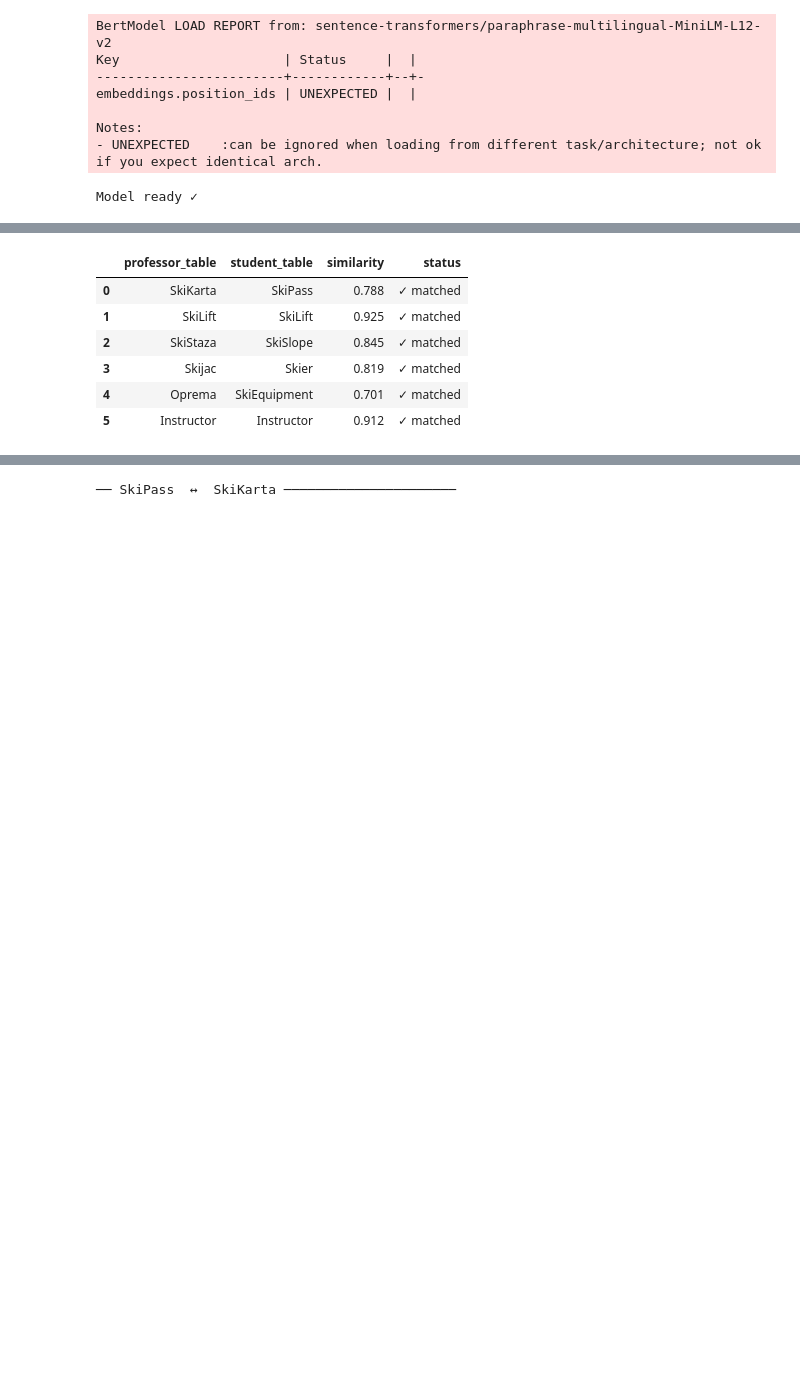
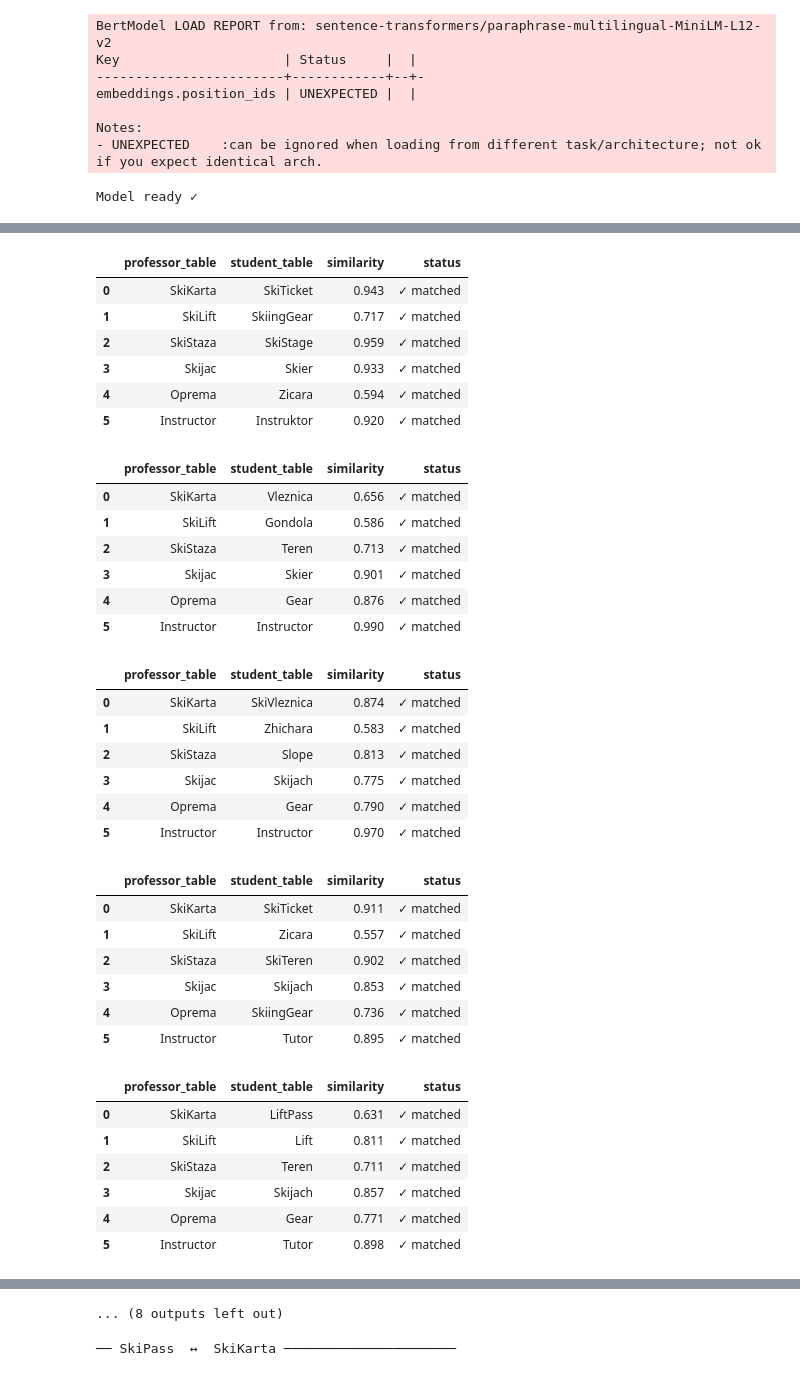
Before and after one commit to DzoDzo/TasteModelo, a Jupyter notebook: table-attribute-matcher_ef7127eb-5dc0-48dc-a2f4-c9e1148df48d.ipynb, the cells around one changed output, grey strips where cells are left out. Cells and saved outputs as stored; diff of their text form; code cells hidden in the pictures; blank space fills up the shorter version.

```diff
--- a/table-attribute-matcher_ef7127eb-5dc0-48dc-a2f4-c9e1148df48d.ipynb
+++ b/table-attribute-matcher_ef7127eb-5dc0-48dc-a2f4-c9e1148df48d.ipynb
@@ -362,8 +362,8 @@ schemas = generate_latin_and_cyrillic_variations(
     attribute_names_lat=attribute_names_lat,
     entity_names_cyr=entity_names_cyr,
     attribute_names_cyr=attribute_names_cyr,
-    max_latin=10,
-    max_cyrillic=10,
+    max_latin=20,
+    max_cyrillic=20,
     seed=42
 )
 
@@ -631,7 +631,7 @@ def build_table_similarity_matrix(model, professor: dict, student: dict):
 
     return matrix, prof_tables, stud_tables
 
-for shema in schemas["cyrillic"]: #latin vo cyrillic
+for shema in schemas["latin"]: #latin vo cyrillic
     sim_matrix, prof_tables, stud_tables = build_table_similarity_matrix(
         model, PROFESSOR_SCHEMA, shema
     )
@@ -717,45 +717,74 @@ def match_tables(model, professor: dict, student: dict):
             continue  # padding slot
         score = float(sim_matrix[r, c])
         pt, st = prof_tables[r], stud_tables[c]
         if score >= TABLE_MATCH_THRESHOLD:
             matches.append({'professor_table': pt, 'student_table': st,
                             'similarity': round(score, 3), 'status': '✓ matched'})
             matched_prof.add(pt)
             matched_stud.add(st)
         else:
             matches.append({'professor_table': pt, 'student_table': st,
                             'similarity': round(score, 3), 'status': '⚠ below threshold'})
 
     # Tables only in professor (missing from student)
     for pt in prof_tables:
         if pt not in matched_prof:
             matches.append({'professor_table': pt, 'student_table': '—',
                             'similarity': 0.0, 'status': '❌ missing in student'})
 
     # Tables only in student (extra, not in professor)
     for st in stud_tables:
         if st not in matched_stud:
             matches.append({'professor_table': '—', 'student_table': st,
                             'similarity': 0.0, 'status': '➕ extra in student'})
 
     return matches
 
+for schema in schemas['latin']:
+    table_matches = match_tables(model, PROFESSOR_SCHEMA, schema)
 
+    df_tables = pd.DataFrame(table_matches)
+    display(df_tables.style.map(
+        lambda v: 'color: green; font-weight: bold'  if '✓' in str(v)
+             else 'color: red'                        if '❌' in str(v)
+             else 'color: orange'                     if '⚠' in str(v) or '➕' in str(v)
+             else '',
+        subset=['status']
+    ).format({'similarity': '{:.3f}'}))
 table_matches = match_tables(model, PROFESSOR_SCHEMA, STUDENT_SCHEMA)
-
-df_tables = pd.DataFrame(table_matches)
-display(df_tables.style.map(
-    lambda v: 'color: green; font-weight: bold'  if '✓' in str(v)
-         else 'color: red'                        if '❌' in str(v)
-         else 'color: orange'                     if '⚠' in str(v) or '➕' in str(v)
-         else '',
-    subset=['status']
-).format({'similarity': '{:.3f}'}))
 # %% [output]
 |  | professor_table | student_table | similarity | status |
-| 0 | SkiKarta | SkiPass | 0.788 | ✓ matched |
-| 1 | SkiLift | SkiLift | 0.925 | ✓ matched |
-| 2 | SkiStaza | SkiSlope | 0.845 | ✓ matched |
-| 3 | Skijac | Skier | 0.819 | ✓ matched |
-| 4 | Oprema | SkiEquipment | 0.701 | ✓ matched |
-| 5 | Instructor | Instructor | 0.912 | ✓ matched |
+| 0 | SkiKarta | SkiTicket | 0.943 | ✓ matched |
+| 1 | SkiLift | SkiingGear | 0.717 | ✓ matched |
+| 2 | SkiStaza | SkiStage | 0.959 | ✓ matched |
+| 3 | Skijac | Skier | 0.933 | ✓ matched |
+| 4 | Oprema | Zicara | 0.594 | ✓ matched |
+| 5 | Instructor | Instruktor | 0.920 | ✓ matched |
+|  | professor_table | student_table | similarity | status |
+| 0 | SkiKarta | Vleznica | 0.656 | ✓ matched |
+| 1 | SkiLift | Gondola | 0.586 | ✓ matched |
+| 2 | SkiStaza | Teren | 0.713 | ✓ matched |
+| 3 | Skijac | Skier | 0.901 | ✓ matched |
+| 4 | Oprema | Gear | 0.876 | ✓ matched |
+| 5 | Instructor | Instructor | 0.990 | ✓ matched |
+|  | professor_table | student_table | similarity | status |
+| 0 | SkiKarta | SkiVleznica | 0.874 | ✓ matched |
+| 1 | SkiLift | Zhichara | 0.583 | ✓ matched |
+| 2 | SkiStaza | Slope | 0.813 | ✓ matched |
+| 3 | Skijac | Skijach | 0.775 | ✓ matched |
+| 4 | Oprema | Gear | 0.790 | ✓ matched |
+| 5 | Instructor | Instructor | 0.970 | ✓ matched |
+|  | professor_table | student_table | similarity | status |
+| 0 | SkiKarta | SkiTicket | 0.911 | ✓ matched |
+| 1 | SkiLift | Zicara | 0.557 | ✓ matched |
+| 2 | SkiStaza | SkiTeren | 0.902 | ✓ matched |
+| 3 | Skijac | Skijach | 0.853 | ✓ matched |
+| 4 | Oprema | SkiingGear | 0.736 | ✓ matched |
+| 5 | Instructor | Tutor | 0.895 | ✓ matched |
+|  | professor_table | student_table | similarity | status |
+| 0 | SkiKarta | LiftPass | 0.631 | ✓ matched |
+| 1 | SkiLift | Lift | 0.811 | ✓ matched |
+| 2 | SkiStaza | Teren | 0.711 | ✓ matched |
+| 3 | Skijac | Skijach | 0.857 | ✓ matched |
+| 4 | Oprema | Gear | 0.771 | ✓ matched |
+| 5 | Instructor | Tutor | 0.898 | ✓ matched |
@@ -762,3 +840,4 @@ display(df_tables.style.map(
+... (8 outputs left out)
 # %%
 def match_attributes_for_pair(model, prof_attrs: list, stud_attrs: list) -> list:
     """
```
Also changed, not shown: parts of 3 cells of this notebook.
